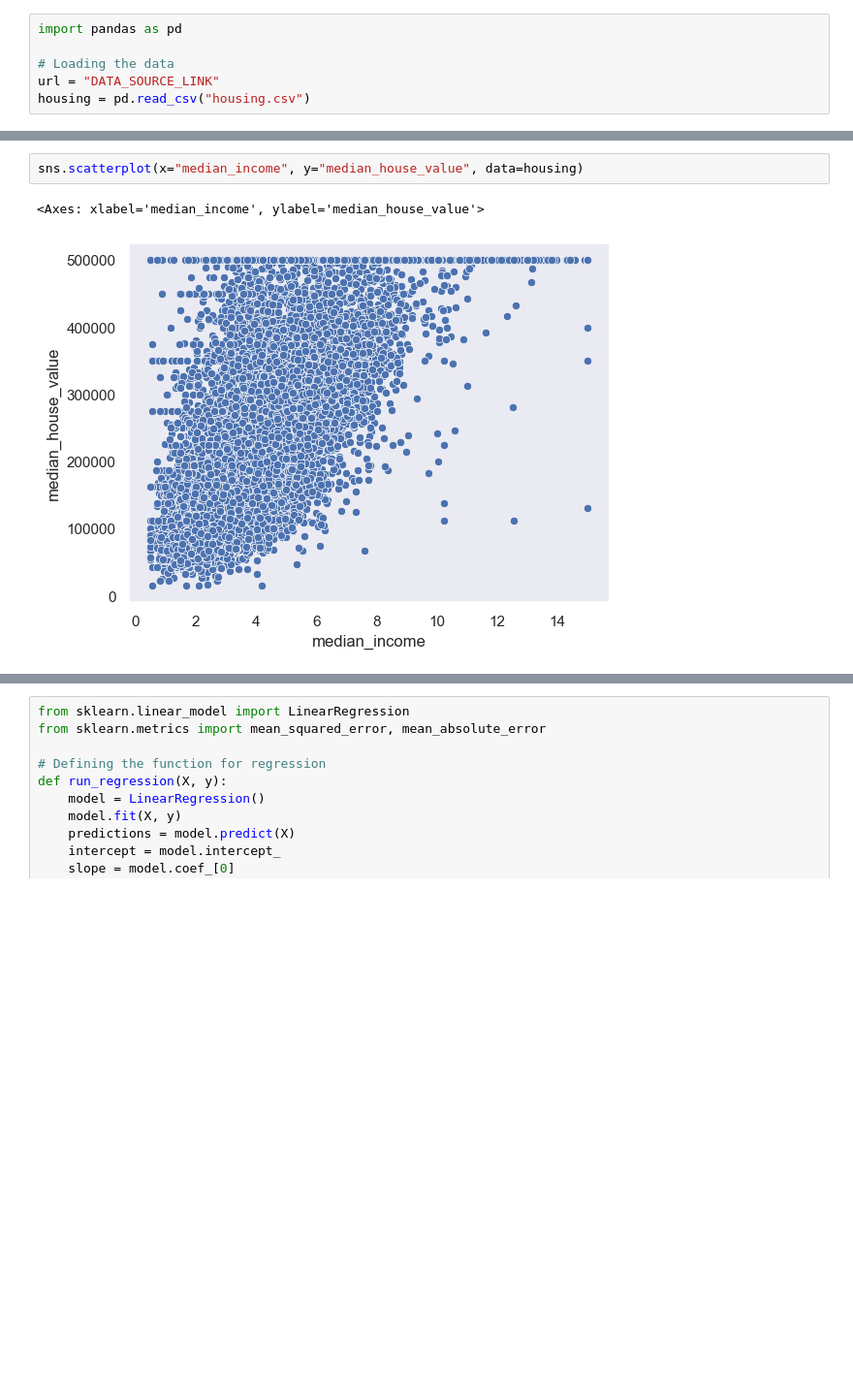
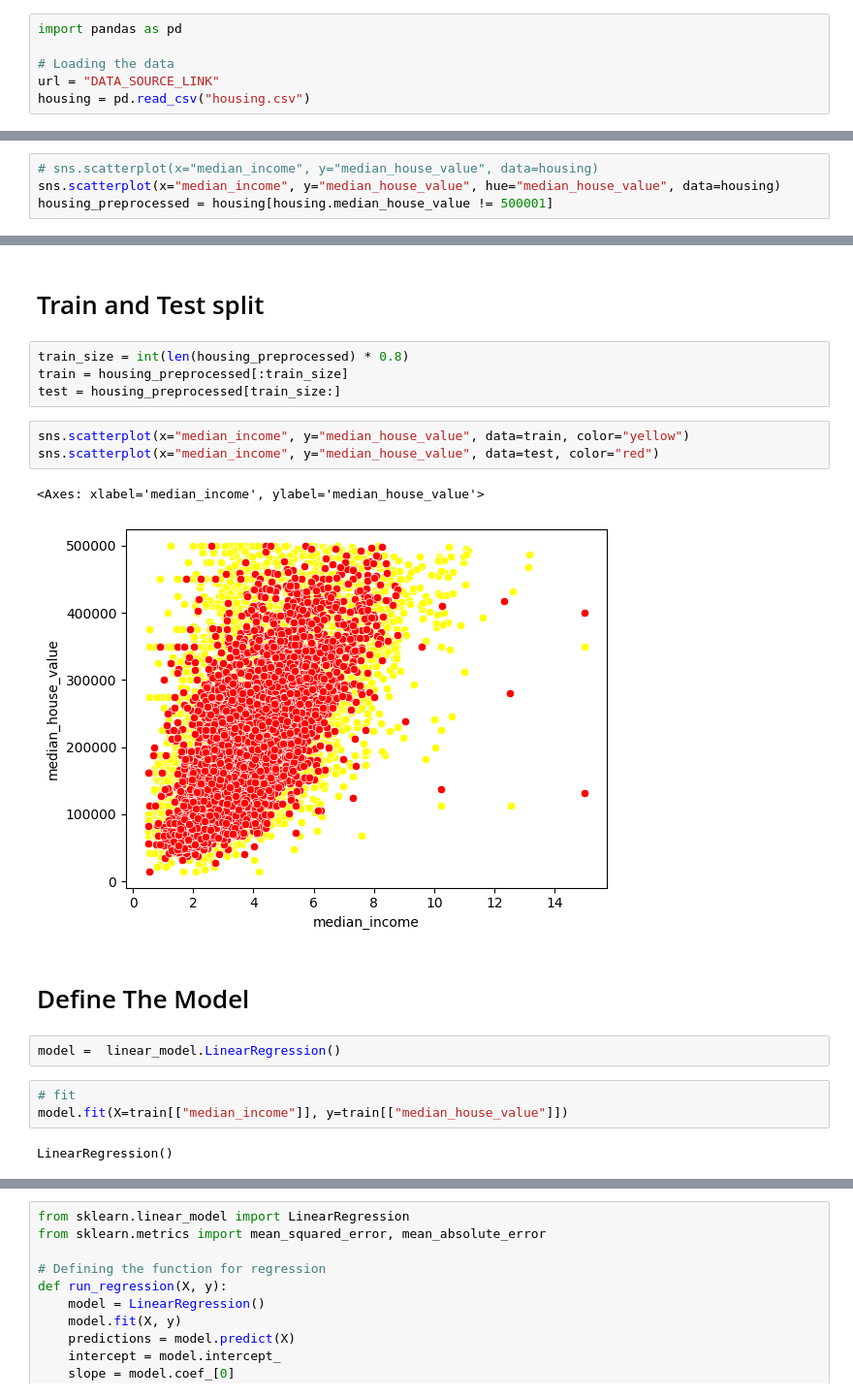
Before and after one commit to prashansarathod/CSCN8010-labs, a Jupyter notebook: Practical 1.ipynb, the cells around one changed output, grey strips where cells are left out. Shown at 97% size. Saved outputs shown, nothing was run; the diff lists cells and outputs as text; blank space fills up the shorter version.

```diff
--- a/Practical 1.ipynb
+++ b/Practical 1.ipynb
@@ -115,0 +108,4 @@ max         500001.000000      15.000100  35682.000000   6082.000000
+# %%
+# sns.scatterplot(x="median_income", y="median_house_value", data=housing)
+sns.scatterplot(x="median_income", y="median_house_value", hue="median_house_value", data=housing)
+housing_preprocessed = housing[housing.median_house_value != 500001]
@@ -116,5 +114,21 @@ max         500001.000000      15.000100  35682.000000   6082.000000
+# %% [markdown]
+# Train and Test split
+# %%
+train_size = int(len(housing_preprocessed) * 0.8)
+train = housing_preprocessed[:train_size]
+test = housing_preprocessed[train_size:]
 # %%
-sns.scatterplot(x="median_income", y="median_house_value", data=housing)
+sns.scatterplot(x="median_income", y="median_house_value", data=train, color="yellow")
+sns.scatterplot(x="median_income", y="median_house_value", data=test, color="red")
 # %% [output]
 <Axes: xlabel='median_income', ylabel='median_house_value'>
-[figure, old version]
+[figure, new version]
+# %% [markdown]
+# Define The Model
+# %%
+model =  linear_model.LinearRegression()
+# %%
+# fit
+model.fit(X=train[["median_income"]], y=train[["median_house_value"]])
+# %% [output]
+LinearRegression()
```
Also changed, not shown: parts of 27 cells of this notebook.
